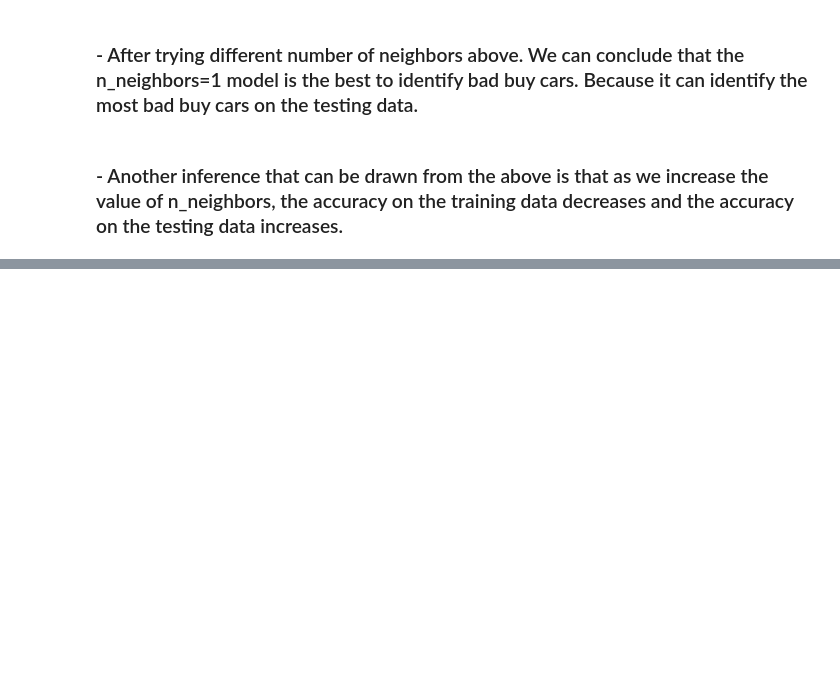
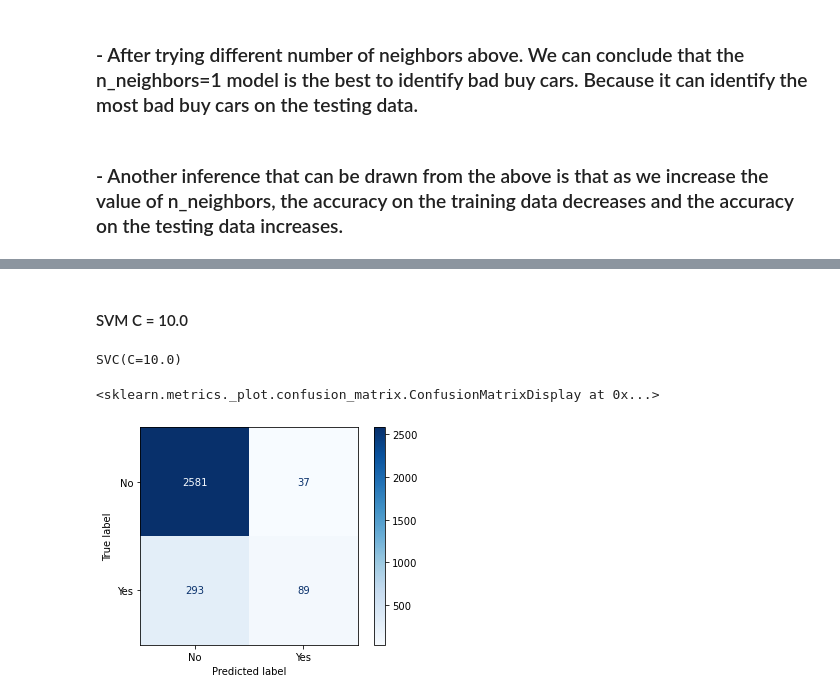
Before and after one commit to yashmishra01/Predicting-poor-automotive-purchase, a Jupyter notebook: CAR AUCTION BAD BUY PREDICTION.ipynb, the cells around one changed output, grey strips where cells are left out. Drawn from its saved outputs; the diff is of its cells as text; code cells hidden in the pictures; blank space fills up the shorter version.

```diff
--- a/CAR AUCTION BAD BUY PREDICTION.ipynb
+++ b/CAR AUCTION BAD BUY PREDICTION.ipynb
@@ -474,0 +481,4 @@ weighted avg       0.88      0.88      0.83      3000
+# %%
+# Build a SVM model with default setting (C = 1.0)
+model_SVM = SVC()
+model_SVM.fit(predictors_train, target_train)
@@ -474,0 +508,8 @@ weighted avg       0.88      0.88      0.83      3000
+# %% [markdown]
+#### SVM C = 10.0
+# %%
+# Build a SVM model with default setting (C = 10.0)
+model_SVM2 = SVC(C = 10.0)
+model_SVM2.fit(predictors_train, target_train)
+# %% [output]
+SVC(C=10.0)
@@ -474,0 +519,6 @@ weighted avg       0.88      0.88      0.83      3000
+# %%
+# Examine the evaluation results on testing data: confusion_matrix
+plot_confusion_matrix(model_SVM2, predictors_test, target_test, cmap=plt.cm.Blues, values_format='d')
+# %% [output]
+<sklearn.metrics._plot.confusion_matrix.ConfusionMatrixDisplay at 0x...>
+[figure, added]
```
Also changed, not shown: parts of 24 cells of this notebook.
